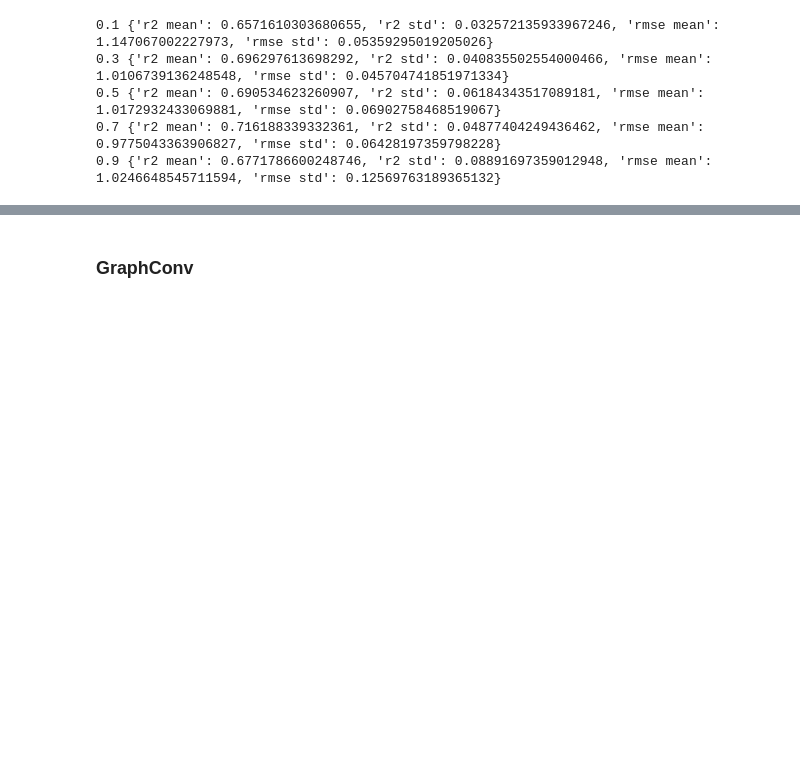
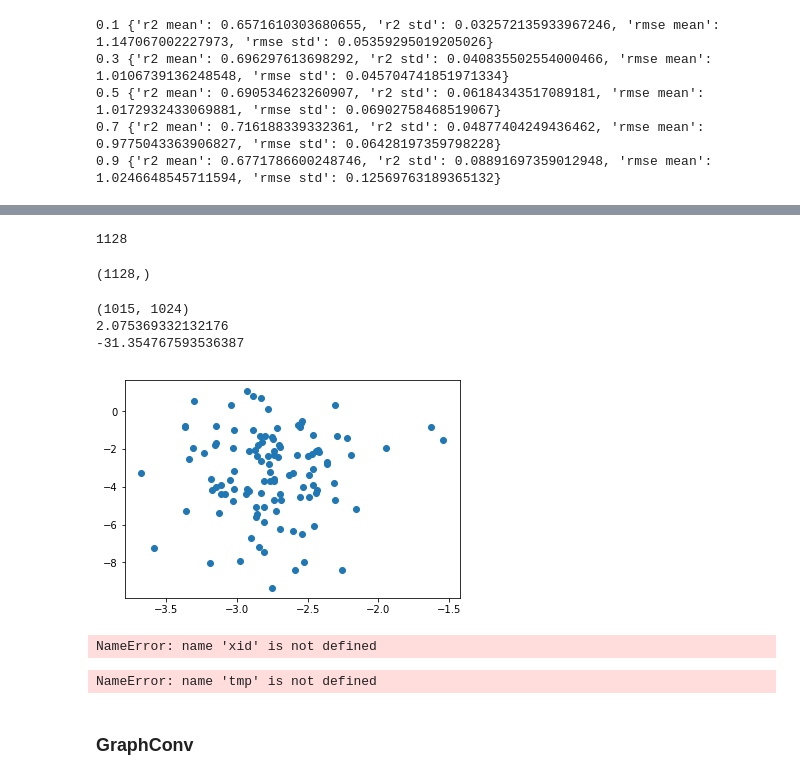
Before and after one commit to DSPsleeporg/smiles-transformer, a Jupyter notebook: smiles_transformer/evaluate.ipynb, the cells around one changed output, grey strips where cells are left out. Drawn from its saved outputs; the diff is of its cells as text; code cells hidden in the pictures; blank space fills up the shorter version.

Commit message:
fix shape bugs in rnn

```diff
--- a/smiles_transformer/evaluate.ipynb
+++ b/smiles_transformer/evaluate.ipynb
@@ -221,0 +342,21 @@ for rate in rates:
+# %%
+def prepare_data_rnn(smiles):
+    xid, xseg = get_array(smiles)
+    st,ed = 0,100
+    print(xid.shape)
+    print(len(rnn.encoder(xid[st:ed])))
+    tmp = rnn.encoder(xid[st:ed])[1].detach().numpy()
+    print(tmp.shape)
+    X = np.hstack(tmp[4:])
+    print(X.shape)
+    while ed<len(xid):
+        st += 100
+        ed += 100
+        X = np.vstack([X, np.hstack(rnn.encoder(xid[st:ed])[1].detach().numpy()[4:])])
+        print(X.shape)
+    X = np.hstack([np.mean(X, axis=1), np.max(X, axis=1), X[:,0,:], X[:,110,:] ]) # 最終層のmean, max, 最終2層の0番目
+    return X
+# %%
+x_split = [split(sm) for sm in df['smiles'].values]
+X = prepare_data_rnn(x_split)
+print(X.shape)
@@ -221,0 +370,24 @@ for rate in rates:
+# %%
+len(x_split)
+# %% [output]
+1128
+# %%
+y.shape
+# %% [output]
+(1128,)
+# %%
+reg = MLPRegressor(max_iter=1000)
+X_train, X_test, y_train, y_test = train_test_split(X[:,:], y, test_size=1-0.9)
+print(X_train.shape)
+reg.fit(X_train, y_train)
+y_pred = reg.predict(X_test)
+print(mean_squared_error(y_pred, y_test)**0.5)
+print(r2_score(y_pred, y_test))
+# %% [output]
+(1015, 1024)
+2.075369332132176
+-31.354767593536387
+# %%
+plt.scatter(y_pred, y_test);
+# %% [output]
+[figure, added]
@@ -222,3 +396,13 @@ for rate in rates:
+# %%
+for rate in rates:
+    score_dic = evaluate_mlp_regression(X, y, rate, 20)
+    print(rate, score_dic)
+# %% [output]
+NameError: name 'xid' is not defined
+# %%
+len(tmp)
+# %% [output]
+NameError: name 'tmp' is not defined
 # %% [markdown]
 ### GraphConv
 # %%
```
Also changed, not shown: parts of 12 cells of this notebook, 6 other files.
